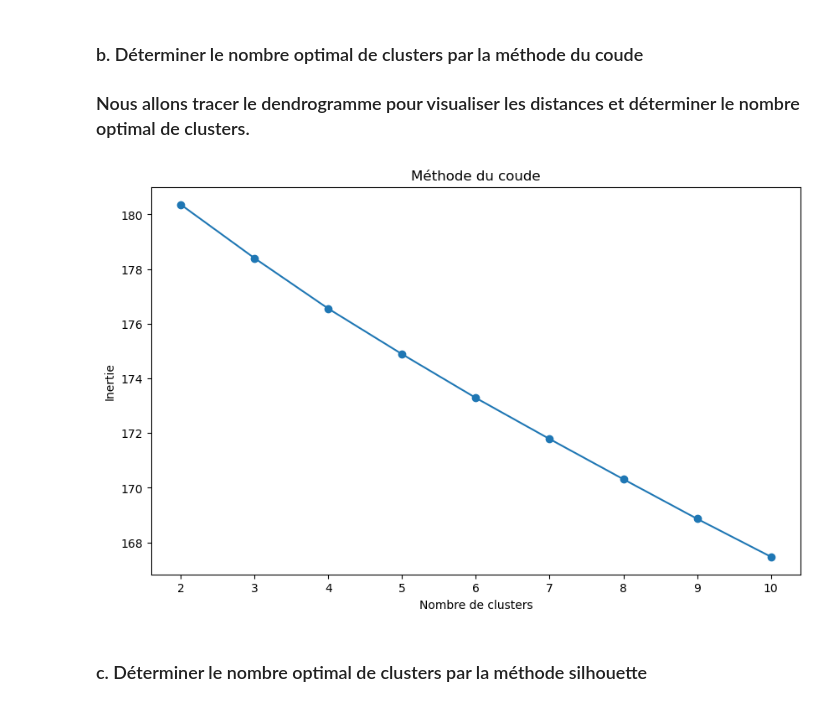
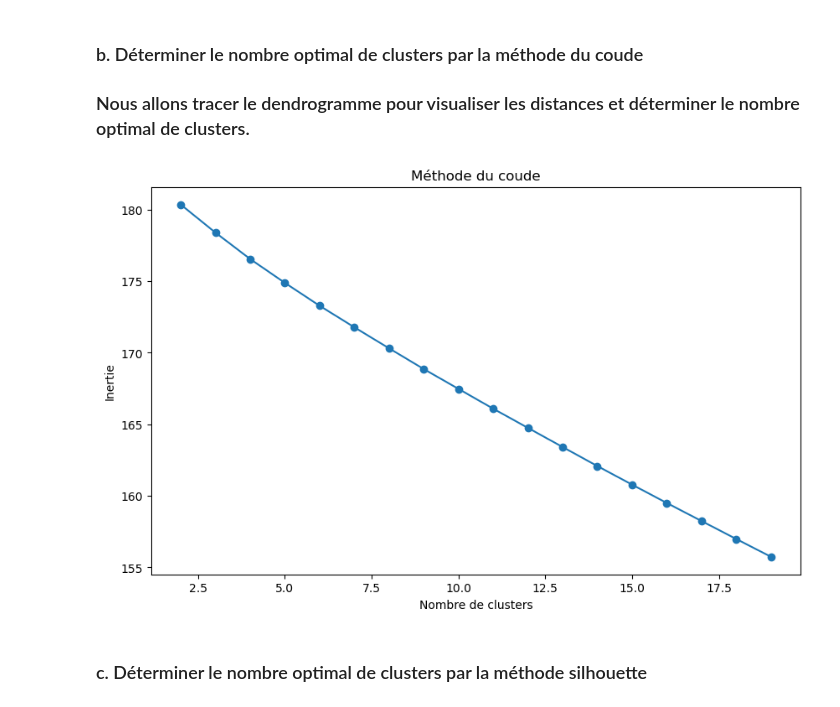
Before and after one commit to AlexAlkhatib/national-anthem-clustering, a Jupyter notebook: 03 - Partitionnement hiérarchique.ipynb, the cells around one changed output. Saved outputs shown, nothing was run; the diff lists cells and outputs as text; code cells hidden in the pictures.

```diff
--- a/03 - Partitionnement hiérarchique.ipynb
+++ b/03 - Partitionnement hiérarchique.ipynb
@@ -54,35 +54,35 @@ import matplotlib.pyplot as plt
 from scipy.cluster.hierarchy import linkage, fcluster
 from scipy.spatial.distance import pdist
 
 # Calculer la matrice de linkage
 Z = linkage(X_dense, method='ward')
 
 # Calculer les inerties pour différentes valeurs de k
 inertias = []
-K = range(2, 11)
+K = range(2, 20)
 
 for k in K:
     # Créer les clusters
     labels = fcluster(Z, k, criterion='maxclust')
 
     # Calculer l'inertie
     inertia = 0
     for cluster in range(1, k+1):
         cluster_points = X_dense[labels == cluster]
         centroid = cluster_points.mean(axis=0)
         inertia += ((cluster_points - centroid) ** 2).sum()
 
     inertias.append(inertia)
 
 # Tracer la courbe de la méthode du coude
 plt.figure(figsize=(10, 6))
 plt.plot(K, inertias, marker='o')
 plt.title('Méthode du coude')
 plt.xlabel('Nombre de clusters')
 plt.ylabel('Inertie')
 plt.show()
 # %% [output]
-[figure, old version]
+[figure, new version]
 # %% [markdown]
 ### c. Déterminer le nombre optimal de clusters par la méthode silhouette
 # %%
```
Also changed, not shown: parts of 4 cells of this notebook, 4 other files.
